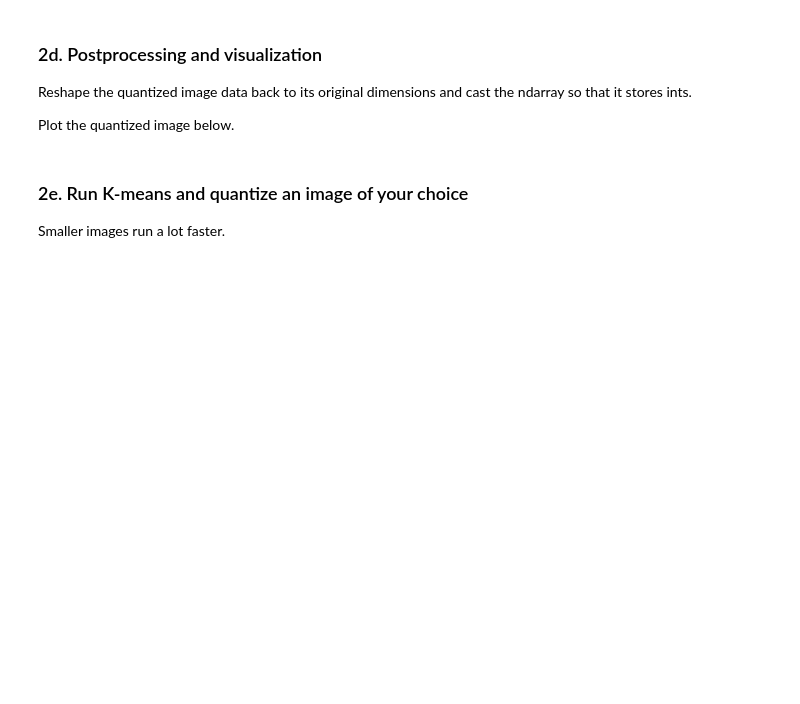
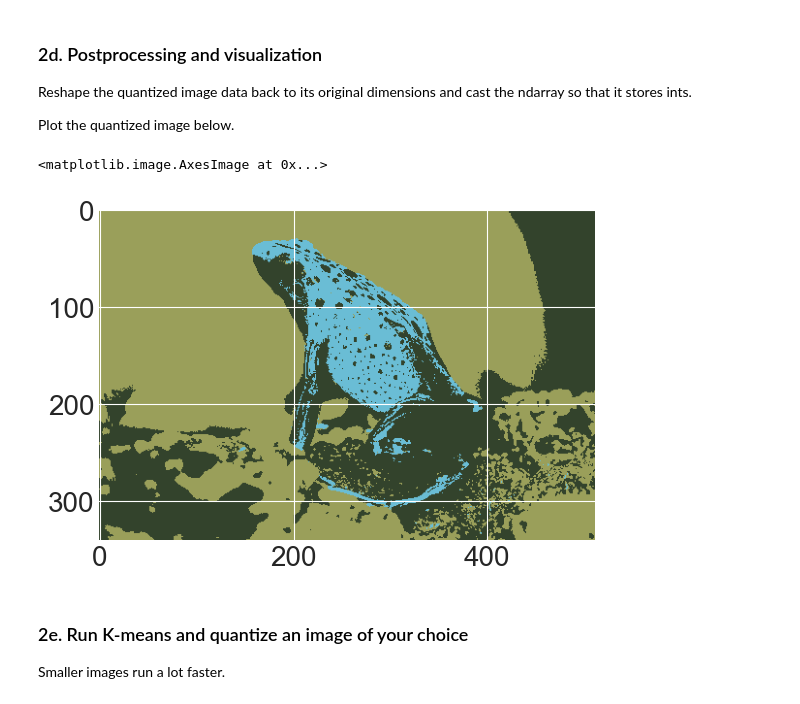
Before and after one commit to Mickey-Zhaang/ColbyCollege_CS252, a Jupyter notebook: Projct3/image_segmentation.ipynb, the cells around one changed output. Saved outputs shown, nothing was run; the diff lists cells and outputs as text; code cells hidden in the pictures; blank space fills up the shorter version.

```diff
--- a/Projct3/image_segmentation.ipynb
+++ b/Projct3/image_segmentation.ipynb
@@ -54,8 +60,12 @@ def flatten(img):
     Flattened `img`. ndarray. shape=(num_rows*num_cols, rgb)
     '''
     # YOUR CODE HERE
+    num_rows, num_cols, rgb = img.shape
+
+    return img.reshape(num_rows * num_cols, rgb)
 # %%
 # YOUR CODE HERE
+frog_flat = flatten(img)
 # %% [markdown]
 #### Test frog image shape
 # %%
@@ -67,5 +82,11 @@ print('and it should be\n(174592, 3)')
 1. Run K-means on the flattened frog image. Cluster the image so that the quantized/clustered image will have only 3 colors.
 2. Implement `replace_color_with_centroid`: replace every pixel in the image with the nearest centroid RGB value.
 3. Quantize the image by running `replace_color_with_centroid`.
+# %%
+# YOUR CODE HERE
+cluster_frog = kmeans.KMeans(frog_flat)
+cluster_frog.cluster(k=3)
+cluster_frog.replace_color_with_centroid()
 # %%
 # YOUR CODE HERE
+frog_quantisized = cluster_frog.get_data()
@@ -82,3 +99,10 @@ Plot the quantized image below.
+# %%
+# YOUR CODE HERE
+reshaped_frog = frog_quantisized.reshape(img.shape).astype(int)
+plt.imshow(reshaped_frog)
+# %% [output]
+<matplotlib.image.AxesImage at 0x...>
+[figure, added]
 # %% [markdown]
 ### 2e. Run K-means and quantize an image of your choice
 
```
Also changed, not shown: parts of 14 cells of this notebook, 4 other files.
